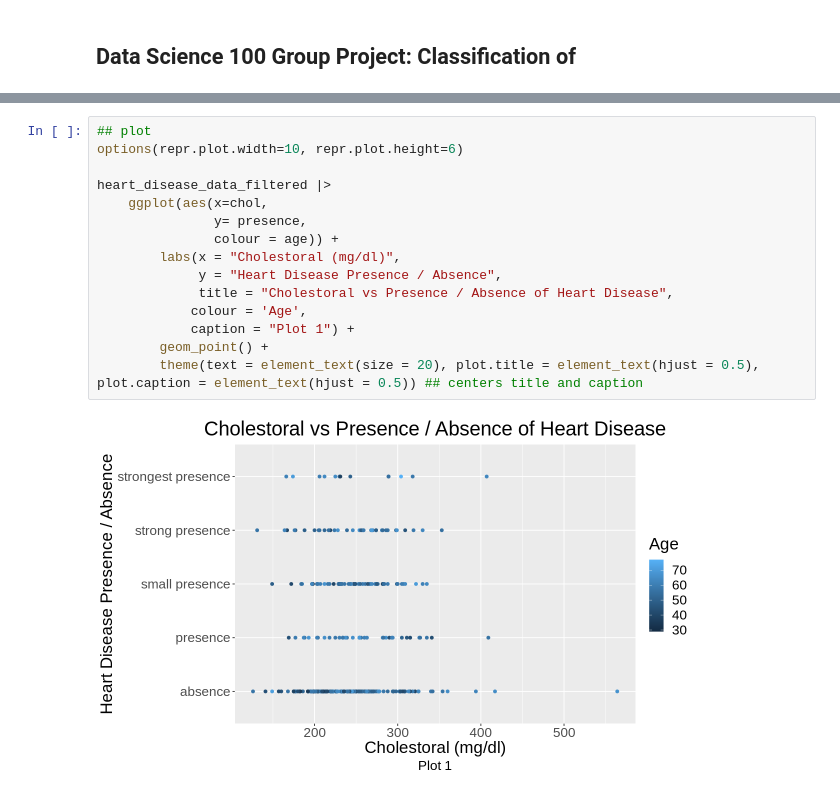
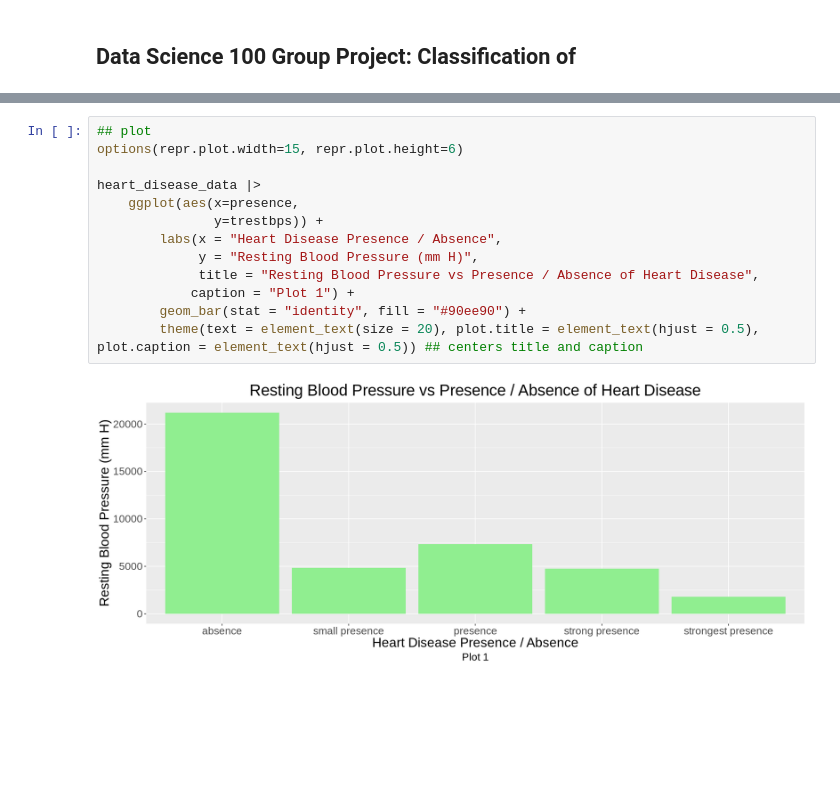
Before and after one commit to Kyleetd/DSCI100-Course-Project-2023, a Jupyter notebook: FinalProjectScript.ipynb, the cells around one changed output, grey strips where cells are left out. Saved outputs shown, nothing was run; the diff lists cells and outputs as text; blank space fills up the shorter version.

```diff
--- a/FinalProjectScript.ipynb
+++ b/FinalProjectScript.ipynb
@@ -54,17 +102,15 @@ heart_disease_data_filtered |>
-# %%
-## plot
-options(repr.plot.width=10, repr.plot.height=6)
-
-heart_disease_data_filtered |>
-    ggplot(aes(x=chol,
-               y= presence,
-               colour = age)) +
-        labs(x = "Cholestoral (mg/dl)",
-             y = "Heart Disease Presence / Absence",
-             title = "Cholestoral vs Presence / Absence of Heart Disease",
-            colour = 'Age',
-            caption = "Plot 1") +
-        geom_point() +
-        theme(text = element_text(size = 20), plot.title = element_text(hjust = 0.5), plot.caption = element_text(hjust = 0.5)) ## centers title and caption
-# %% [output]
-[figure, removed]
+# %%
+## plot
+options(repr.plot.width=15, repr.plot.height=6)
+
+heart_disease_data |>
+    ggplot(aes(x=presence,
+               y=trestbps)) +
+        labs(x = "Heart Disease Presence / Absence",
+             y = "Resting Blood Pressure (mm H)",
+             title = "Resting Blood Pressure vs Presence / Absence of Heart Disease",
+            caption = "Plot 1") +
+        geom_bar(stat = "identity", fill = "#90ee90") +
+        theme(text = element_text(size = 20), plot.title = element_text(hjust = 0.5), plot.caption = element_text(hjust = 0.5)) ## centers title and caption
+# %% [output]
+[figure, added]
```
Also changed, not shown: parts of 6 cells of this notebook.
